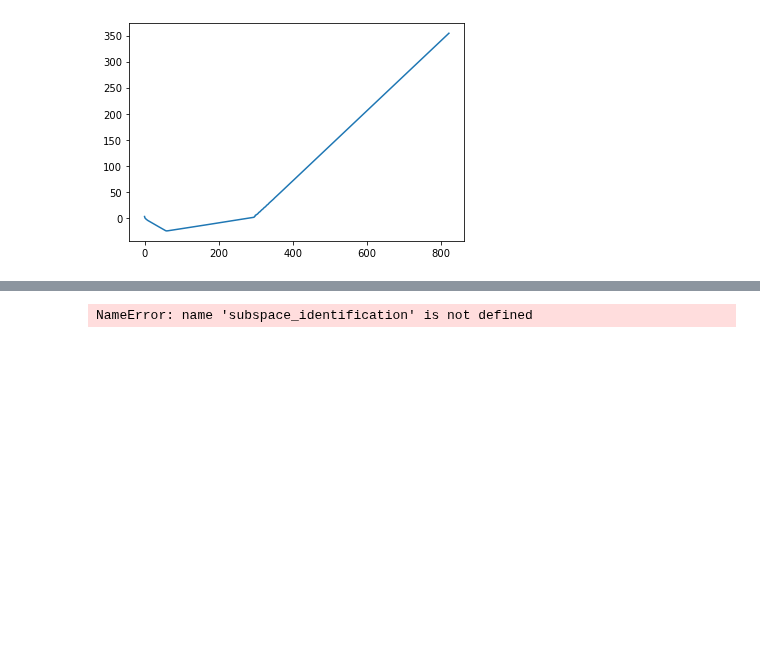
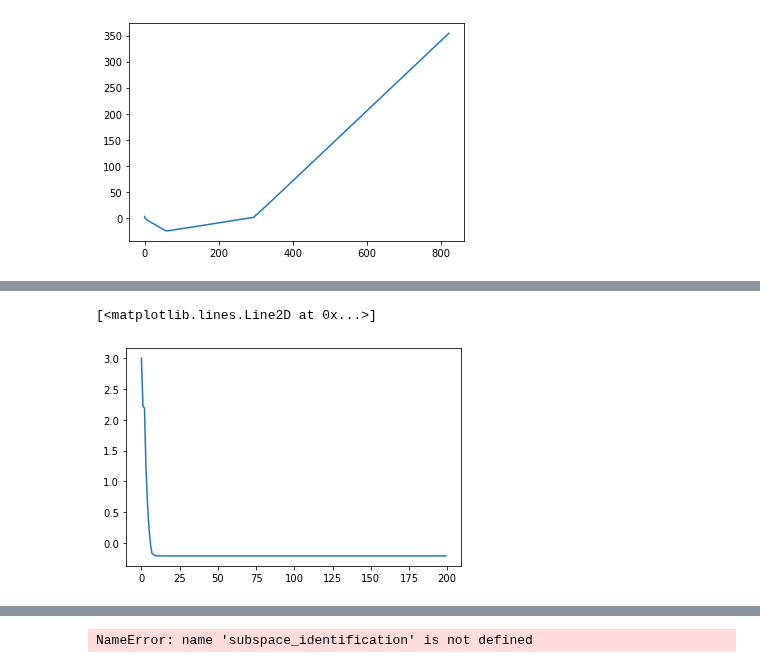
Before and after one commit to BouchardLab/FCCA_analysis, a Jupyter notebook: notebooks/data_exploration/state_space_inference.ipynb, the cells around one changed output, grey strips where cells are left out. Drawn from its saved outputs; the diff is of its cells as text; code cells hidden in the pictures; blank space fills up the shorter version.

Commit message:
working on array recursions

```diff
--- a/notebooks/data_exploration/state_space_inference.ipynb
+++ b/notebooks/data_exploration/state_space_inference.ipynb
@@ -719,0 +691,31 @@ array([[ 1.47939195e+00, -6.62004857e-01, -5.93243645e-01,
+# %%
+ssr = SSR(A = A, B=np.eye(A.shape[0]), C=C)
+# %%
+error_riccati = lambda P: A @ P @ A.T + np.eye(P.shape[0]) - (A @ P @ C.T) @ np.linalg.pinv(ssr.cov + C @ P @ C.T) @ C @ P @ A.T
+# %%
+# Test whether the kalman gain obtained from iteating the CKMS_Array function coinncides with that obtained from asymptotic solution
+Pinf = scipy.linalg.solve_discrete_are(A.T, C.T, np.eye(A.shape[0]), ssr.cov)
+Kinf = (A @ Pinf @ C.T) @ np.linalg.pinv(ssr.cov + C @ Pinf @ C.T)
+# %%
+knorm_diff1 = []
+knorm_diff2 = []
+
+# Need to step through one iteration before initializing the array algorithm
+P0 = np.zeros(A.shape)
+P = error_riccati(np.zeros(A.shape))
+Re = ssr.cov + C @ P @ C.T
+K = A @ P @ C.T @ np.linalg.pinv(Re)
+L = np.eye(P.shape[0])
+
+for i in range(200):
+    Re, K, L = CKMS_Array(Re, K, L, A, C)
+    knorm_diff1.append(np.linalg.norm(K - Kinf))
+
+    P = error_riccati(P)
+    Kp = A @ P @ C.T @ np.linalg.pinv(ssr.cov + C @ P @ C.T)
+    knorm_diff2.append(np.linalg.norm(Kp - Kinf))
+# %%
+plt.plot(np.log(knorm_diff1))
+# %% [output]
+[<matplotlib.lines.Line2D at 0x...>]
+[figure, added]
```
Also changed, not shown: parts of 7 cells of this notebook, 1 other file.
